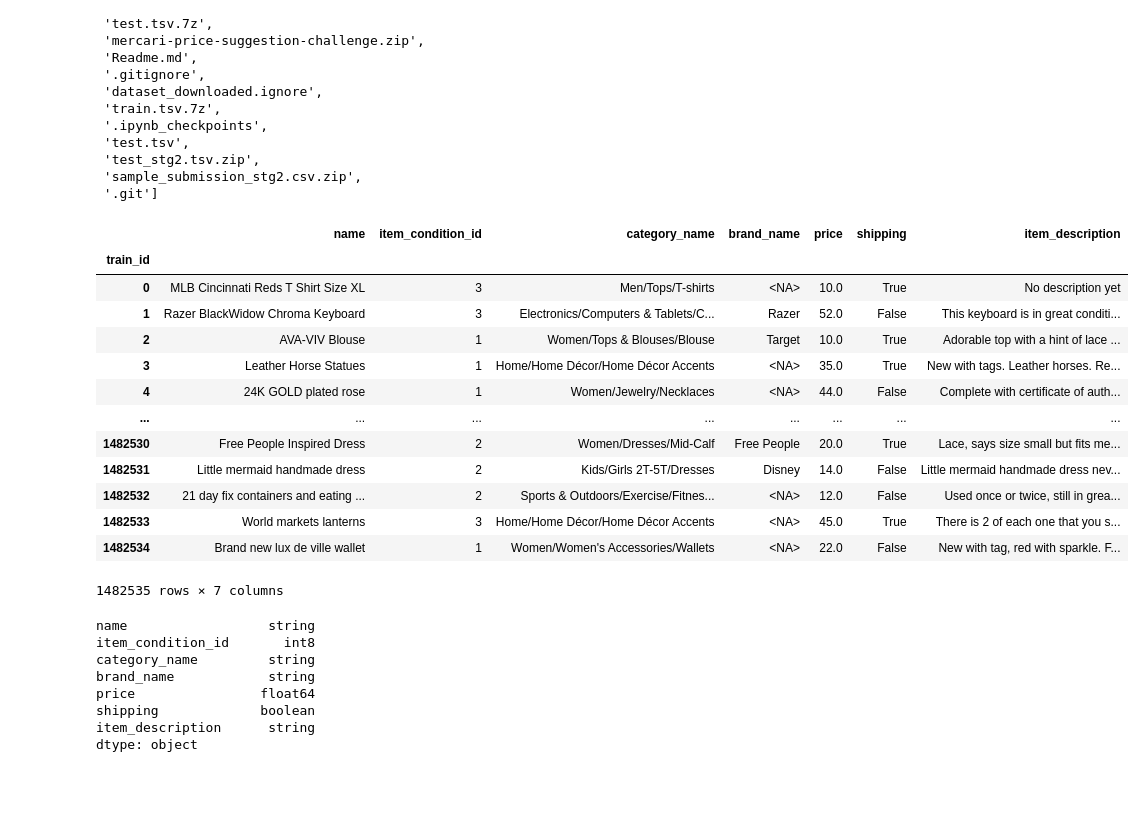
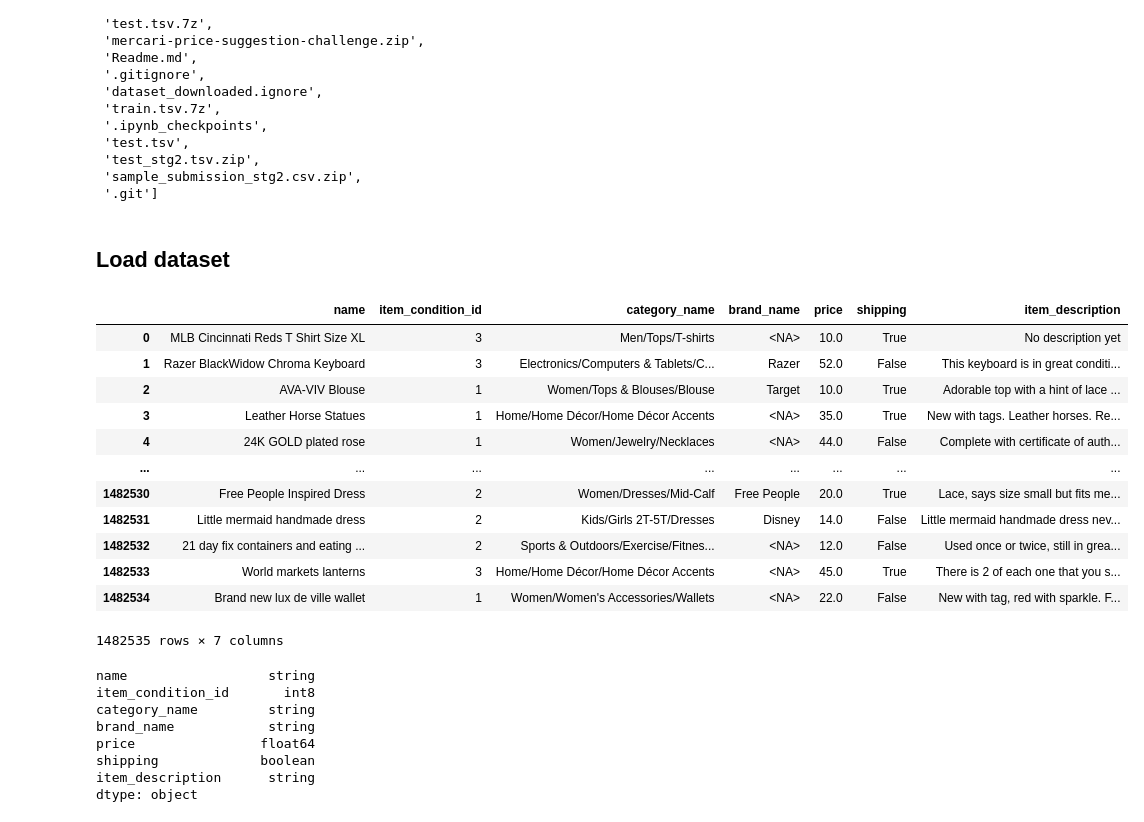
Before and after one commit to rpo19/MercariPriceSuggestionChallenge, a Jupyter notebook: MercariPrice.ipynb, the cells around one changed output. Saved outputs shown, nothing was run; the diff lists cells and outputs as text; code cells hidden in the pictures; blank space fills up the shorter version.

```diff
--- a/MercariPrice.ipynb
+++ b/MercariPrice.ipynb
@@ -133,21 +139,23 @@ os.listdir()
  'test_stg2.tsv.zip',
  'sample_submission_stg2.csv.zip',
  '.git']
+# %% [markdown]
+## Load dataset
 # %%
 dtypes={
     'name': 'string',
     'item_condition_id': 'byte',
     'category_name': 'string',
     'brand_name': 'string',
     'price': 'float',
     'shipping': 'boolean',
     'item_description': 'string'
 }
-data = pd.read_csv("train.tsv", sep='\t', index_col="train_id", dtype=dtypes)
+data = pd.read_csv("train.tsv", sep='\t', dtype=dtypes)
+data = data.drop(columns=["train_id"])
 data
 # %% [output]
 |  | name | item_condition_id | category_name | brand_name | price | shipping | item_description |
-| train_id |  |  |  |  |  |  |  |
 | 0 | MLB Cincinnati Reds T Shirt Size XL | 3 | Men/Tops/T-shirts | <NA> | 10.0 | True | No description yet |
 | 1 | Razer BlackWidow Chroma Keyboard | 3 | Electronics/Computers & Tablets/C... | Razer | 52.0 | False | This keyboard is in great conditi... |
 | 2 | AVA-VIV Blouse | 1 | Women/Tops & Blouses/Blouse | Target | 10.0 | True | Adorable top with a hint of lace ... |
```
Also changed, not shown: parts of 61 cells of this notebook.
